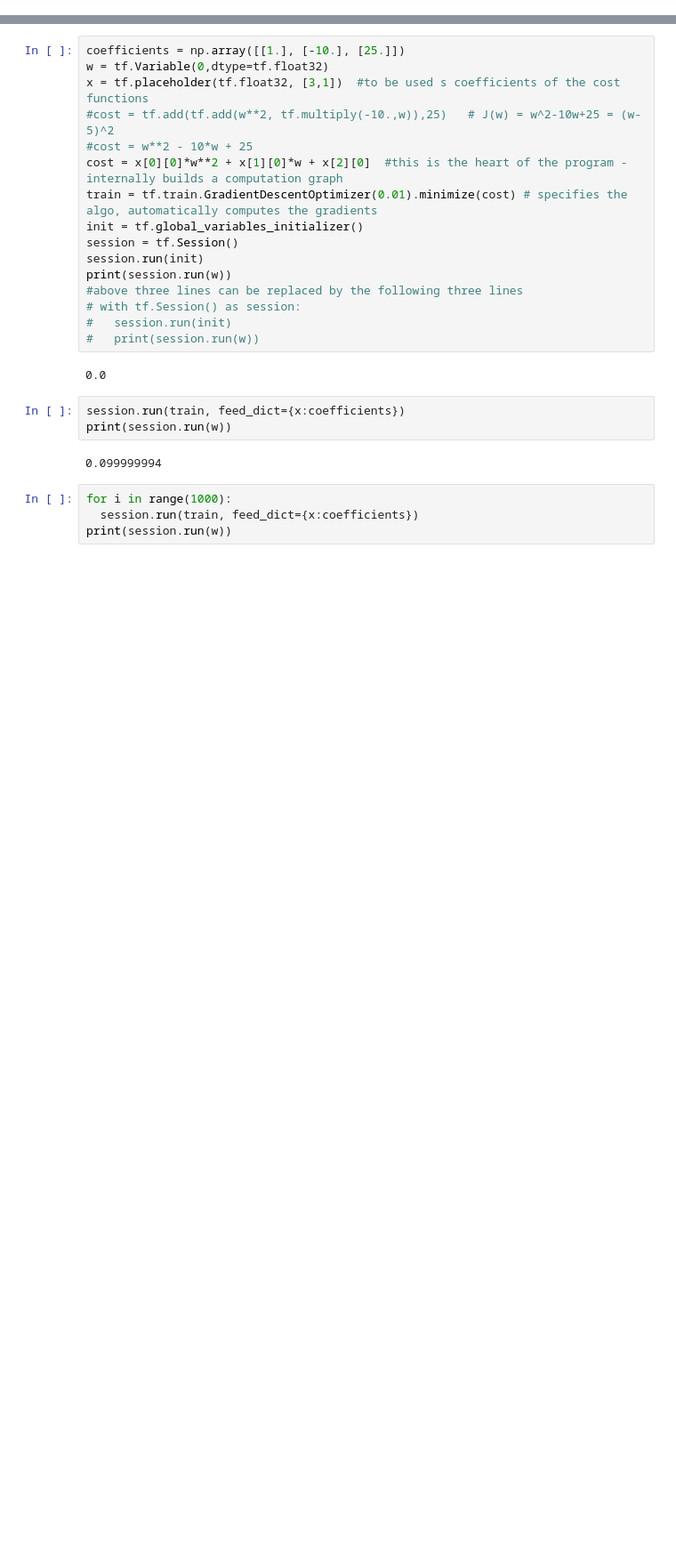
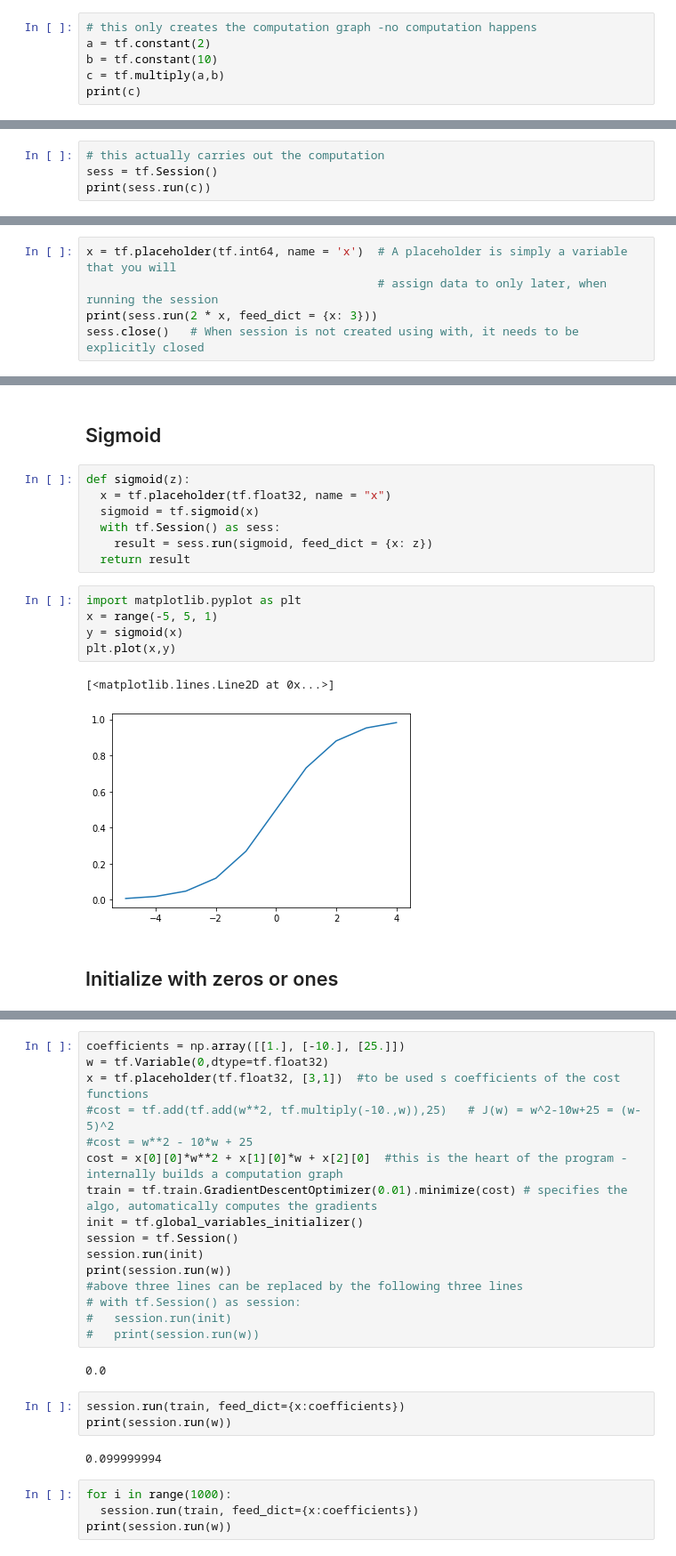
Before and after one commit to vishkaush/misc-projects, a Jupyter notebook: TensorFlowv1.ipynb, the cells around one changed output, grey strips where cells are left out. Shown at 89% size. Cells and saved outputs as stored; diff of their text form; blank space fills up the shorter version.

```diff
--- a/TensorFlowv1.ipynb
+++ b/TensorFlowv1.ipynb
@@ -8,0 +35,6 @@ tf.disable_v2_behavior()
+# %%
+# this only creates the computation graph -no computation happens
+a = tf.constant(2)
+b = tf.constant(10)
+c = tf.multiply(a,b)
+print(c)
@@ -8,0 +43,4 @@ tf.disable_v2_behavior()
+# %%
+# this actually carries out the computation
+sess = tf.Session()
+print(sess.run(c))
@@ -8,0 +49,5 @@ tf.disable_v2_behavior()
+# %%
+x = tf.placeholder(tf.int64, name = 'x')  # A placeholder is simply a variable that you will
+                                          # assign data to only later, when running the session
+print(sess.run(2 * x, feed_dict = {x: 3}))
+sess.close()   # When session is not created using with, it needs to be explicitly closed
@@ -8,0 +77,19 @@ tf.disable_v2_behavior()
+# %% [markdown]
+## Sigmoid
+# %%
+def sigmoid(z):
+  x = tf.placeholder(tf.float32, name = "x")
+  sigmoid = tf.sigmoid(x)
+  with tf.Session() as sess:
+    result = sess.run(sigmoid, feed_dict = {x: z})
+  return result
+# %%
+import matplotlib.pyplot as plt
+x = range(-5, 5, 1)
+y = sigmoid(x)
+plt.plot(x,y)
+# %% [output]
+[<matplotlib.lines.Line2D at 0x...>]
+[figure, added]
+# %% [markdown]
+## Initialize with zeros or ones
```
Also changed, not shown: parts of 38 cells of this notebook.
